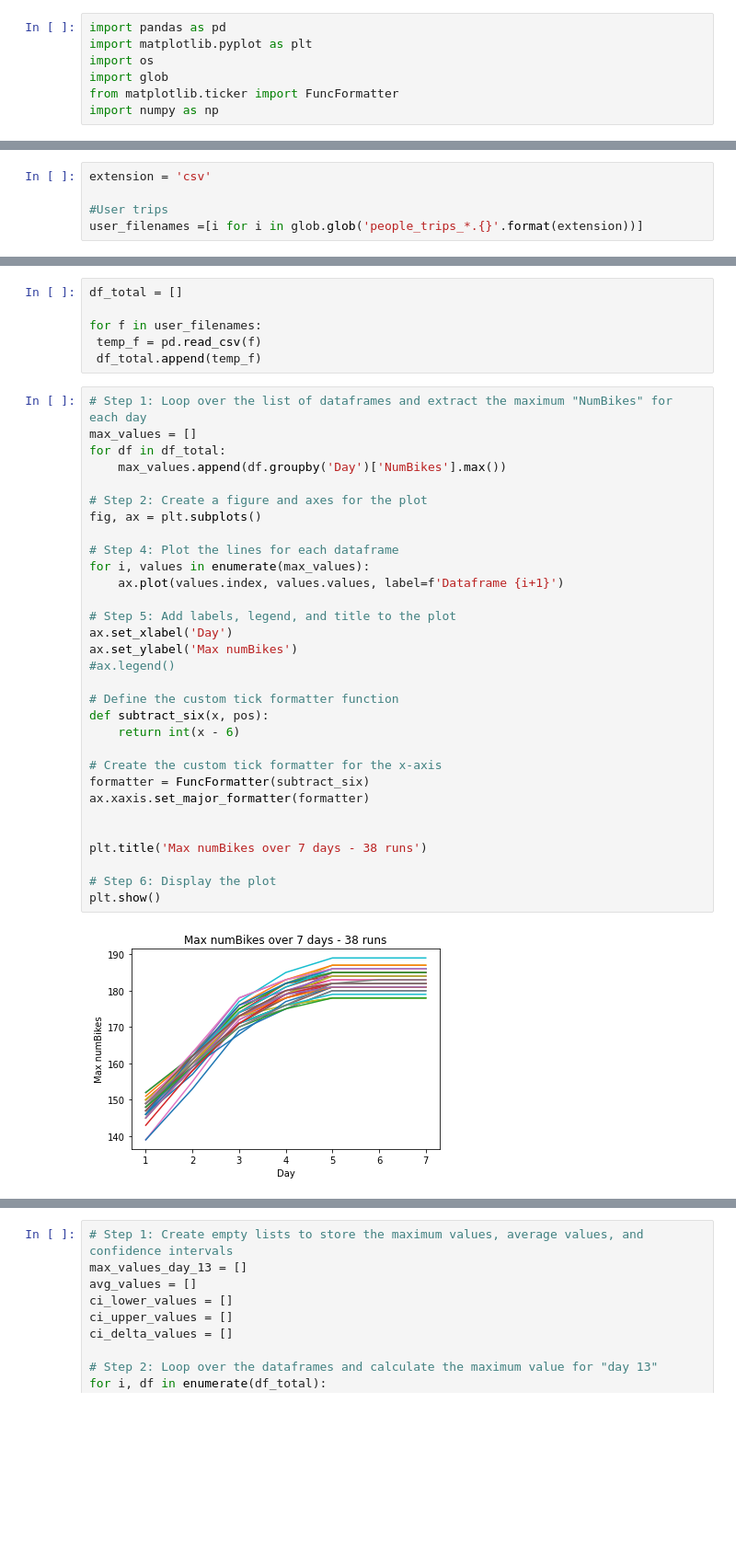
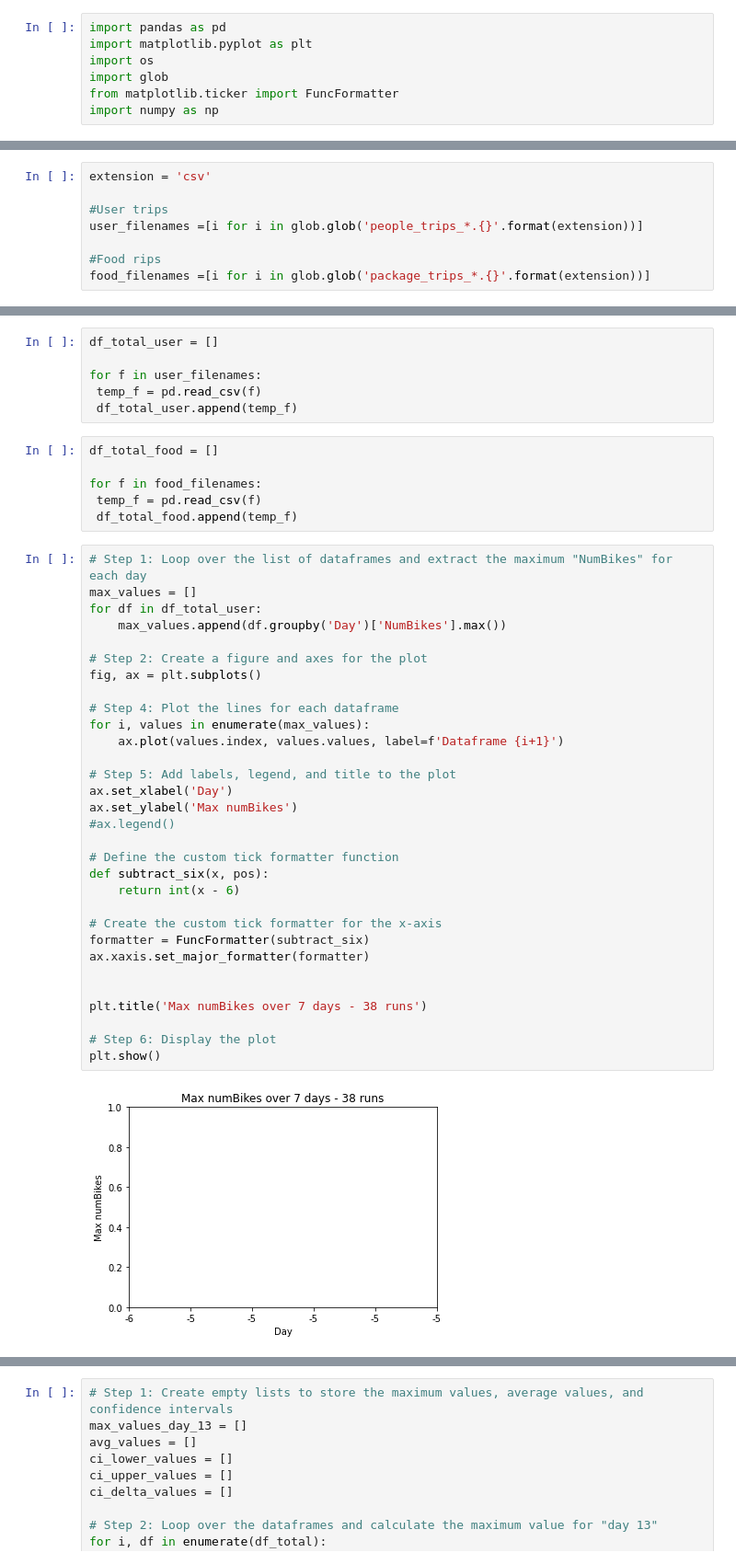
Before and after one commit to CityScope/MobilityTable_SanSebastian, a Jupyter notebook: postprocessing/result_analysis_dynamicfleetsizing.ipynb, the cells around one changed output, grey strips where cells are left out. Shown at 92% size. Cells and saved outputs as stored; diff of their text form; blank space fills up the shorter version.

```diff
--- a/postprocessing/result_analysis_dynamicfleetsizing.ipynb
+++ b/postprocessing/result_analysis_dynamicfleetsizing.ipynb
@@ -12,3 +13,6 @@ extension = 'csv'
 
 #User trips
 user_filenames =[i for i in glob.glob('people_trips_*.{}'.format(extension))]
+
+#Food rips
+food_filenames =[i for i in glob.glob('package_trips_*.{}'.format(extension))]
@@ -20,39 +28,45 @@ print(numitems)
 # %%
-df_total = []
+df_total_user = []
 
 for f in user_filenames:
  temp_f = pd.read_csv(f)
- df_total.append(temp_f)
+ df_total_user.append(temp_f)
+# %%
+df_total_food = []
+
+for f in food_filenames:
+ temp_f = pd.read_csv(f)
+ df_total_food.append(temp_f)
 # %%
 # Step 1: Loop over the list of dataframes and extract the maximum "NumBikes" for each day
 max_values = []
-for df in df_total:
+for df in df_total_user:
     max_values.append(df.groupby('Day')['NumBikes'].max())
 
 # Step 2: Create a figure and axes for the plot
 fig, ax = plt.subplots()
 
 # Step 4: Plot the lines for each dataframe
 for i, values in enumerate(max_values):
     ax.plot(values.index, values.values, label=f'Dataframe {i+1}')
 
 # Step 5: Add labels, legend, and title to the plot
 ax.set_xlabel('Day')
 ax.set_ylabel('Max numBikes')
 #ax.legend()
 
 # Define the custom tick formatter function
 def subtract_six(x, pos):
     return int(x - 6)
 
 # Create the custom tick formatter for the x-axis
 formatter = FuncFormatter(subtract_six)
 ax.xaxis.set_major_formatter(formatter)
 
 
 plt.title('Max numBikes over 7 days - 38 runs')
 
 # Step 6: Display the plot
 plt.show()
 # %% [output]
-[figure, old version]
+[figure, new version]
```
Also changed, not shown: parts of 4 cells of this notebook, 1 other file.
